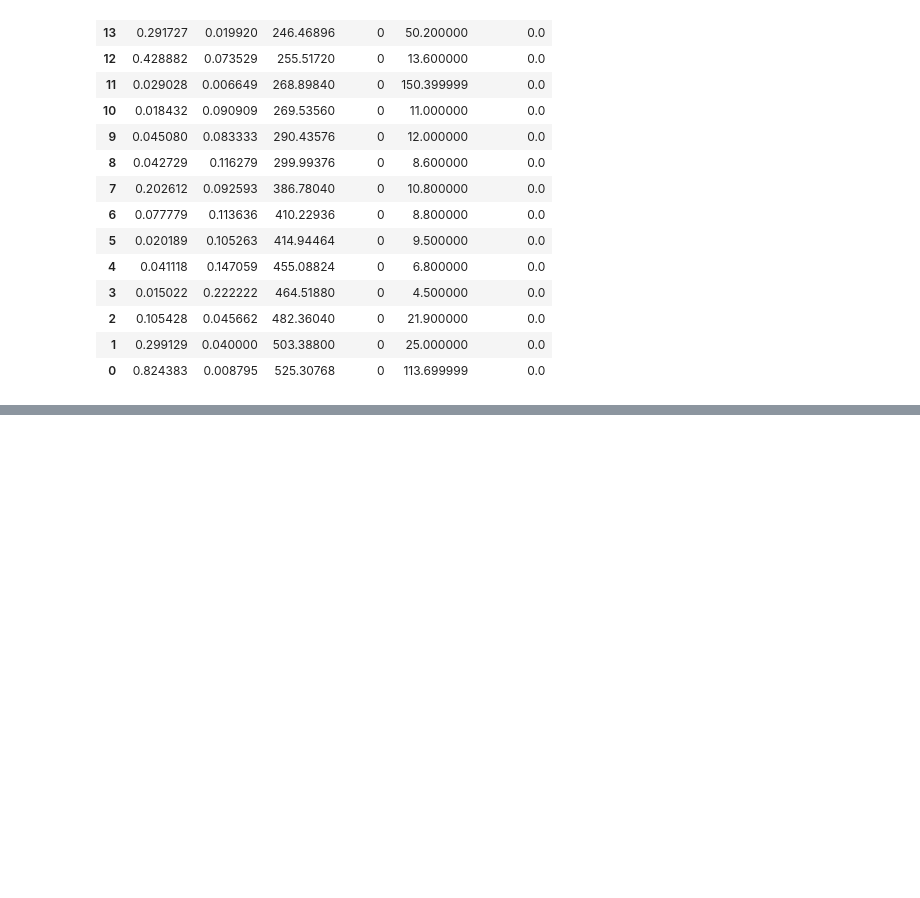
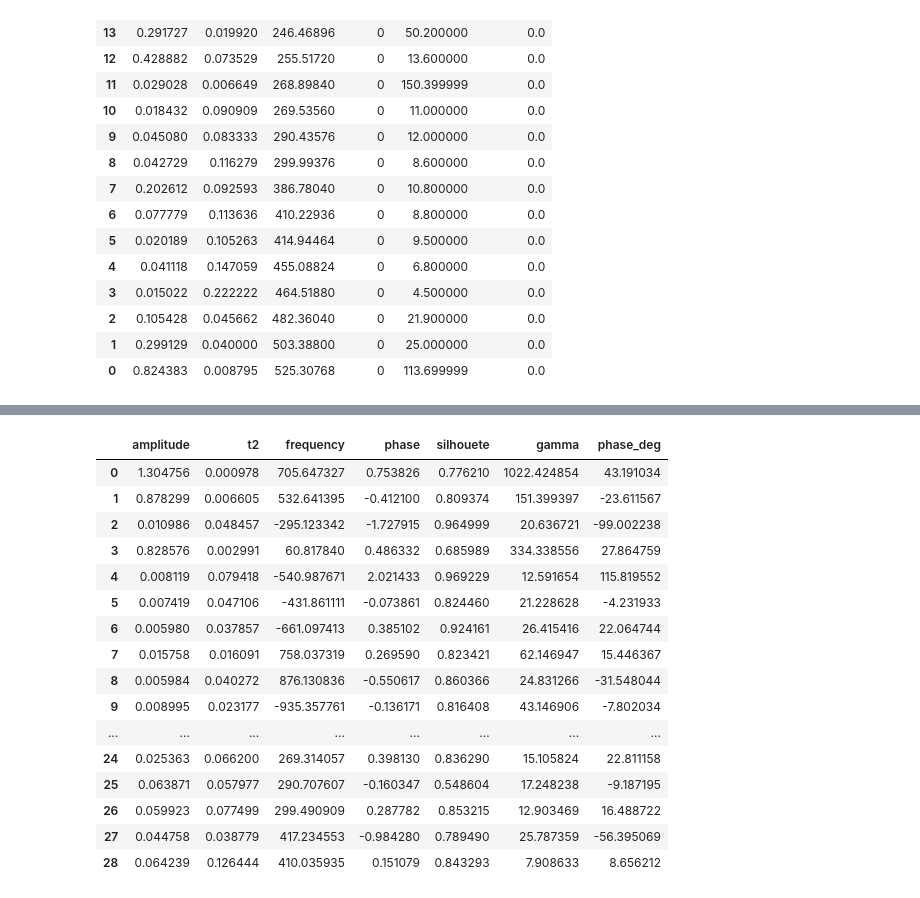
Before and after one commit to danilomendesdias/llckbdm, a Jupyter notebook: dbscan-studies.ipynb, the cells around one changed output, grey strips where cells are left out. Cells and saved outputs as stored; diff of their text form; code cells hidden in the pictures; blank space fills up the shorter version.

Commit message:
Update notebook, add silhouette score to clusters and fix tests

```diff
--- a/dbscan-studies.ipynb
+++ b/dbscan-studies.ipynb
@@ -66,3 +72,11 @@ pl.show()
 # %%
-m_range = range(200, 500, 1)
-llc_params_est, min_rmse = llc_kbdm(data, dwell, m_range, p=1, gep_solver='svd', l=30, q=0, min_samples=int(0.8 * len(m_range)))
+m_range = range(200, 500, 8)
+result = llc_kbdm(
+    data=data,
+    dwell=dwell,
+    m_range=m_range,
+    p=1,
+    gep_solver='svd',
+    l=30,
+    q=0,
+)
@@ -87,0 +83,3 @@ TypeError: __init__() got an unexpected keyword argument 'line_list'
+# %%
+llc_params_est = result.line_list
+result.silhouette
@@ -87,0 +104,26 @@ TypeError: __init__() got an unexpected keyword argument 'line_list'
+# %%
+df_est = pd.DataFrame(data=llc_params_est, columns=columns)
+df_est['silhouete'] = result.silhouette
+df_est['gamma'] = 1/df_est['t2']
+df_est['phase_deg'] = df_est['phase'] * 180 / np.pi
+df_est.sort_values(by='frequency')
+df_est = df_est[df_est['silhouete'] > 0]
+df_est
+# %% [output]
+|  | amplitude | t2 | frequency | phase | silhouete | gamma | phase_deg |
+| 0 | 1.304756 | 0.000978 | 705.647327 | 0.753826 | 0.776210 | 1022.424854 | 43.191034 |
+| 1 | 0.878299 | 0.006605 | 532.641395 | -0.412100 | 0.809374 | 151.399397 | -23.611567 |
+| 2 | 0.010986 | 0.048457 | -295.123342 | -1.727915 | 0.964999 | 20.636721 | -99.002238 |
+| 3 | 0.828576 | 0.002991 | 60.817840 | 0.486332 | 0.685989 | 334.338556 | 27.864759 |
+| 4 | 0.008119 | 0.079418 | -540.987671 | 2.021433 | 0.969229 | 12.591654 | 115.819552 |
+| 5 | 0.007419 | 0.047106 | -431.861111 | -0.073861 | 0.824460 | 21.228628 | -4.231933 |
+| 6 | 0.005980 | 0.037857 | -661.097413 | 0.385102 | 0.924161 | 26.415416 | 22.064744 |
+| 7 | 0.015758 | 0.016091 | 758.037319 | 0.269590 | 0.823421 | 62.146947 | 15.446367 |
+| 8 | 0.005984 | 0.040272 | 876.130836 | -0.550617 | 0.860366 | 24.831266 | -31.548044 |
+| 9 | 0.008995 | 0.023177 | -935.357761 | -0.136171 | 0.816408 | 43.146906 | -7.802034 |
+| ... | ... | ... | ... | ... | ... | ... | ... |
+| 24 | 0.025363 | 0.066200 | 269.314057 | 0.398130 | 0.836290 | 15.105824 | 22.811158 |
+| 25 | 0.063871 | 0.057977 | 290.707607 | -0.160347 | 0.548604 | 17.248238 | -9.187195 |
+| 26 | 0.059923 | 0.077499 | 299.490909 | 0.287782 | 0.853215 | 12.903469 | 16.488722 |
+| 27 | 0.044758 | 0.038779 | 417.234553 | -0.984280 | 0.789490 | 25.787359 | -56.395069 |
+| 28 | 0.064239 | 0.126444 | 410.035935 | 0.151079 | 0.843293 | 7.908633 | 8.656212 |
```
Also changed, not shown: parts of 11 cells of this notebook, 4 other files.
